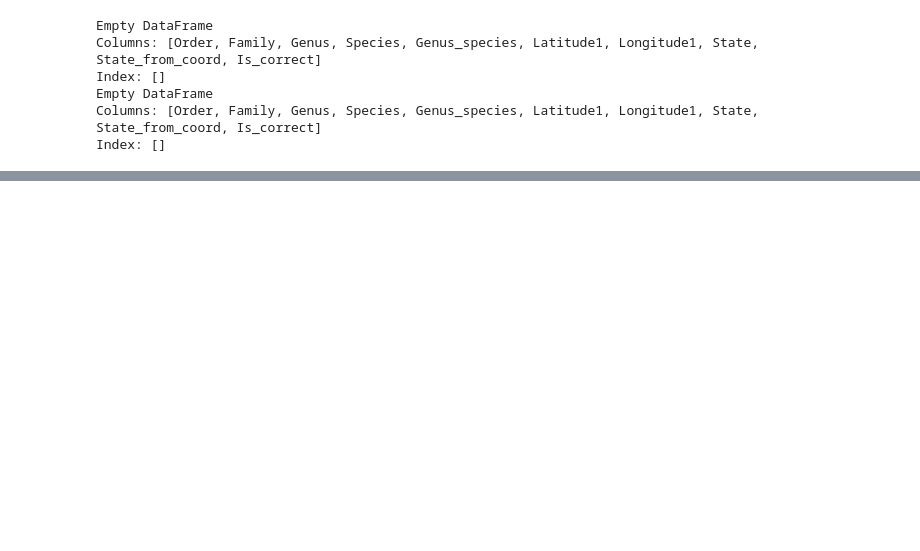
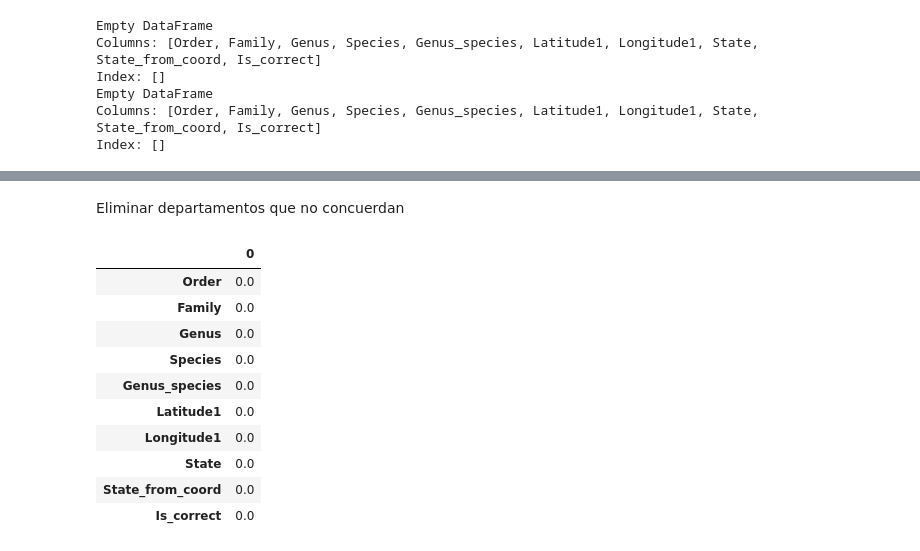
Before and after one commit to Phelyxx/geomap, a Jupyter notebook: notebook.ipynb, the cells around one changed output, grey strips where cells are left out. Drawn from its saved outputs; the diff is of its cells as text; code cells hidden in the pictures; blank space fills up the shorter version.

```diff
--- a/notebook.ipynb
+++ b/notebook.ipynb
@@ -354,0 +351,2 @@ Index: []
+# %% [markdown]
+Eliminar departamentos que no concuerdan
@@ -354,0 +361,16 @@ Index: []
+# %%
+# Ver el porcentaje de atributos vacios
+df_porcentajes = (100*df_anfibios.isna().sum()/len(df_anfibios)).to_frame()
+df_porcentajes.sort_values(0, ascending = False)
+# %% [output]
+|  | 0 |
+| Order | 0.0 |
+| Family | 0.0 |
+| Genus | 0.0 |
+| Species | 0.0 |
+| Genus_species | 0.0 |
+| Latitude1 | 0.0 |
+| Longitude1 | 0.0 |
+| State | 0.0 |
+| State_from_coord | 0.0 |
+| Is_correct | 0.0 |
```
Also changed, not shown: parts of 4 cells of this notebook, 1 other file.
